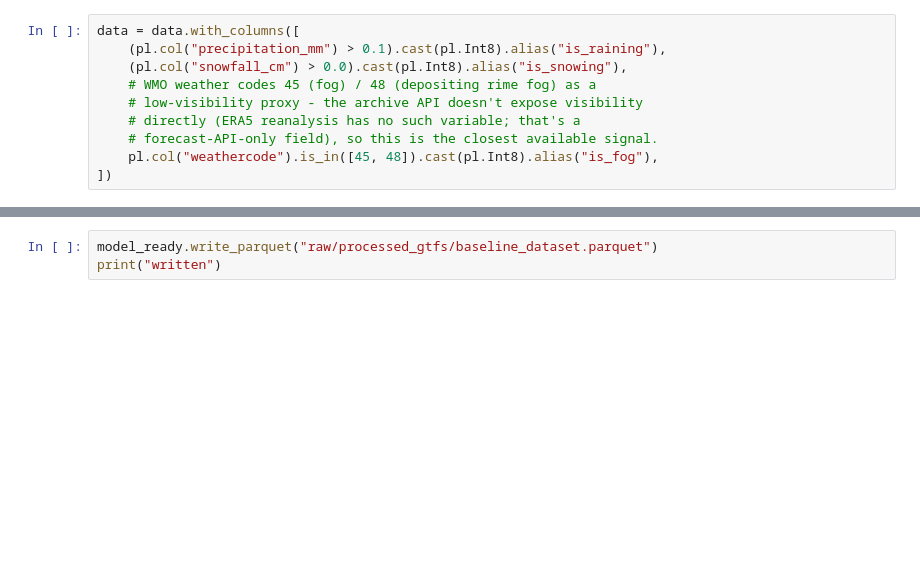
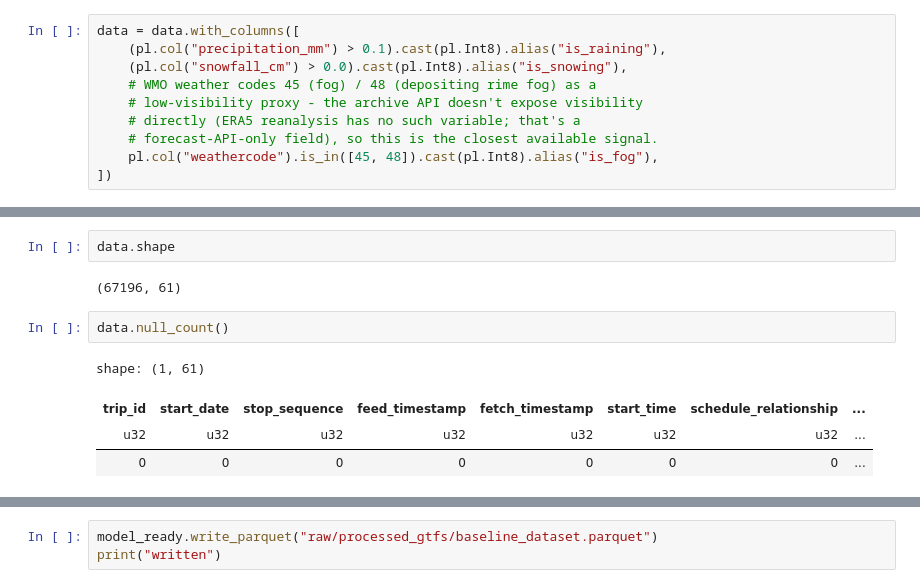
Before and after one commit to Ishan-Singhh/time_series_forecasting_using_deep_learning, a Jupyter notebook: build_dataset.ipynb, the cells around one changed output, grey strips where cells are left out. Drawn from its saved outputs; the diff is of its cells as text; blank space fills up the shorter version.

```diff
--- a/build_dataset.ipynb
+++ b/build_dataset.ipynb
@@ -405,6 +636,17 @@ shape: (67_196, 48)
 | "OH_C6-Weekday-SDon-BM-141800_M… | "20260630" | 58 | 1782880658 | 2026-07-01 04:37:58.367894 UTC | "" | 0 | ... |
 | "OH_C6-Weekday-SDon-BM-141800_M… | "20260630" | 59 | 1782880658 | 2026-07-01 04:37:58.367894 UTC | "" | 0 | ... |
 | "OH_C6-Weekday-SDon-BM-141800_M… | "20260630" | 60 | 1782880759 | 2026-07-01 04:39:28.367759 UTC | "" | 0 | ... |
+# %%
+data.shape
+# %% [output]
+(67196, 61)
+# %%
+data.null_count()
+# %% [output]
+shape: (1, 61)
+| trip_id | start_date | stop_sequence | feed_timestamp | fetch_timestamp | start_time | schedule_relationship | ... |
+| u32 | u32 | u32 | u32 | u32 | u32 | u32 | ... |
+| 0 | 0 | 0 | 0 | 0 | 0 | 0 | ... |
 # %%
 features = [
     "route_id",
```
Also changed, not shown: parts of 19 cells of this notebook, 9 other files.
